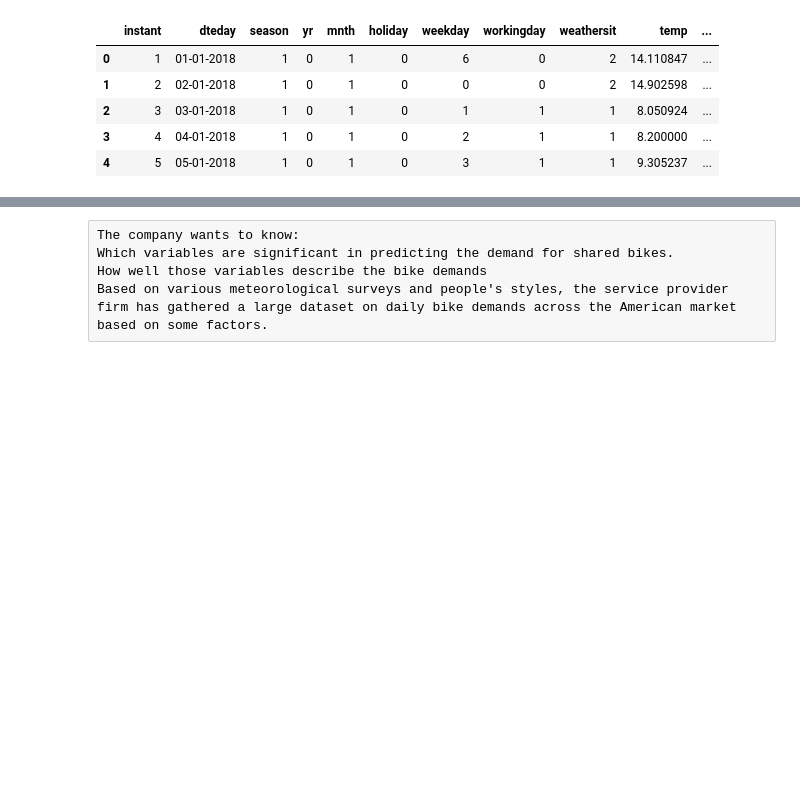
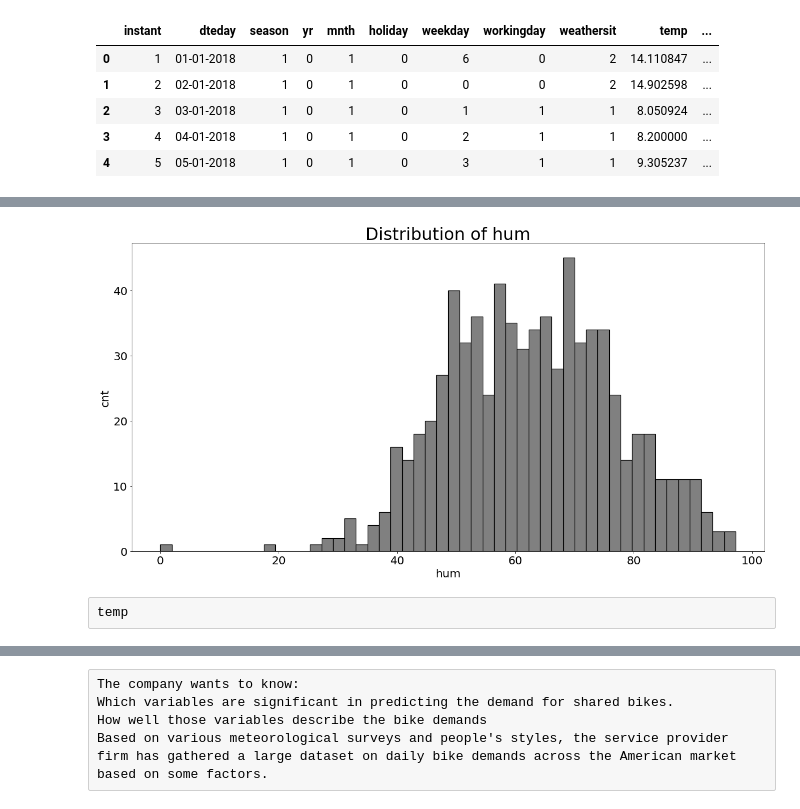
Before and after one commit to emmanuelidehen/MachineLearningModels, a Jupyter notebook: Day_Emmanuel.ipynb, the cells around one changed output, grey strips where cells are left out. Cells and saved outputs as stored; diff of their text form; code cells hidden in the pictures; blank space fills up the shorter version.

```diff
--- a/Day_Emmanuel.ipynb
+++ b/Day_Emmanuel.ipynb
@@ -31,0 +316,6 @@ day.drop(['instant', 'dteday'], axis=1, inplace=True)
+# %%
+numhist("hum", 50)
+# %% [output]
+[figure, added]
+# %% [raw]
+temp
```
Also changed, not shown: parts of 92 cells of this notebook.
